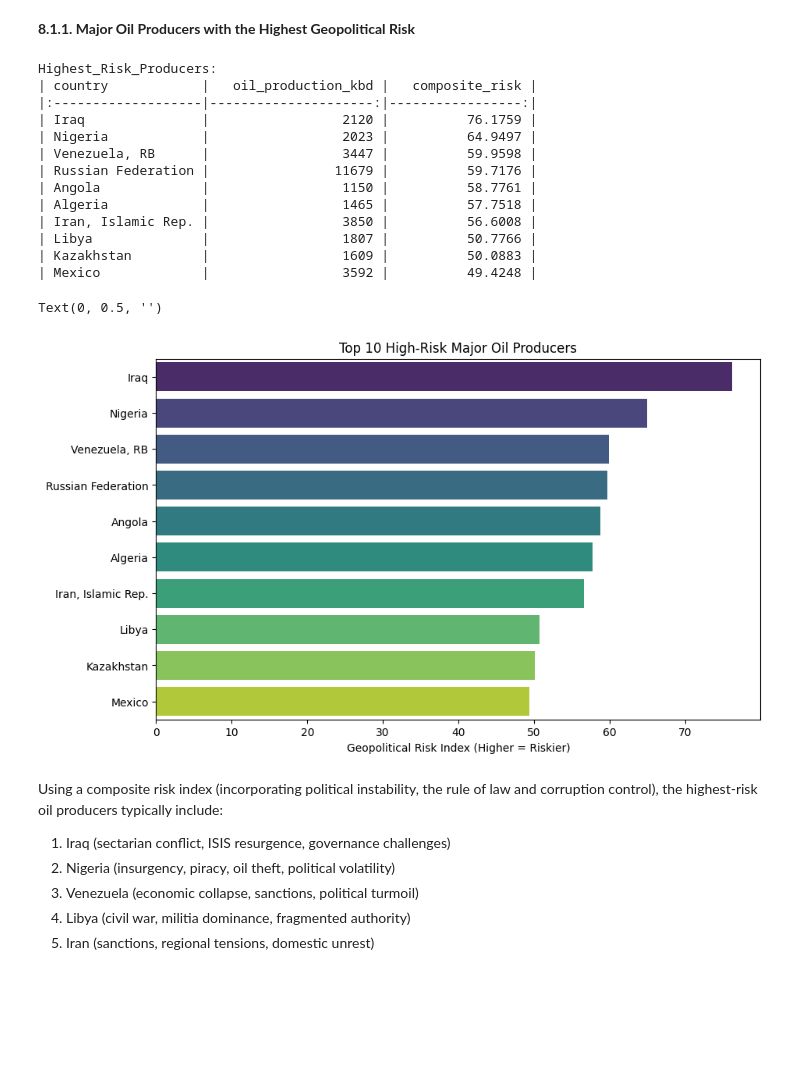
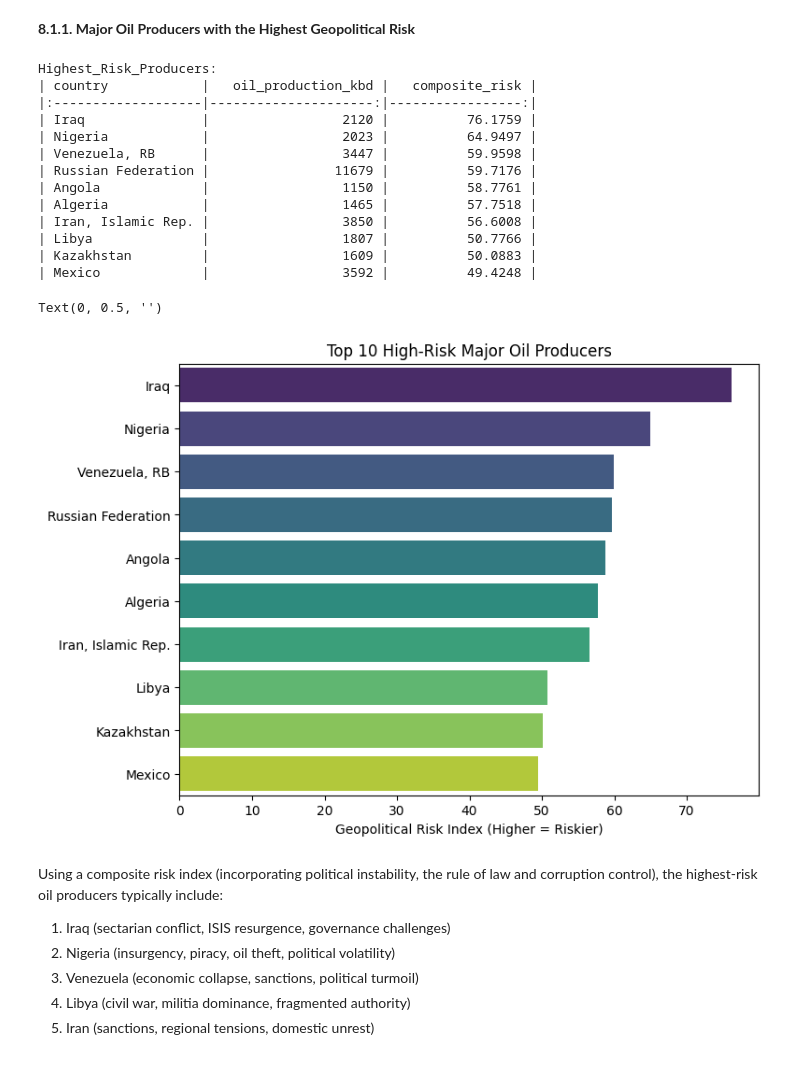
Before and after one commit to EMuritu/Geopolitical_Risk_Index, a Jupyter notebook: Geopolitical_Risk_Index.ipynb, the cells around one changed output. Cells and saved outputs as stored; diff of their text form; code cells hidden in the pictures; blank space fills up the shorter version.

```diff
--- a/Geopolitical_Risk_Index.ipynb
+++ b/Geopolitical_Risk_Index.ipynb
@@ -670,35 +670,35 @@ unique_countries = merged.drop_duplicates('country', keep='last')
 
 # Top 20 producers
 top_producers = unique_countries.sort_values('oil_production_kbd', ascending=False).head(20)
 
 # Highest risk Producers
 high_risk_producers = top_producers.sort_values('composite_risk', ascending=False)[['country', 'oil_production_kbd', 'composite_risk']]
 
 print("Highest_Risk_Producers:")
 print(high_risk_producers.head(10).to_markdown(index=False))
 
 # Visualization
-plt.figure(figsize=(10,6))
+plt.figure(figsize=(8,6))
 sns.barplot(x='composite_risk',y='country', data=high_risk_producers.head(10), palette='viridis', hue='country', legend=False)
 plt.title('Top 10 High-Risk Major Oil Producers')
 plt.xlabel('Geopolitical Risk Index (Higher = Riskier)')
 plt.ylabel('')
 # %% [output]
 Highest_Risk_Producers:
 | country            |   oil_production_kbd |   composite_risk |
 |:-------------------|---------------------:|-----------------:|
 | Iraq               |                 2120 |          76.1759 |
 | Nigeria            |                 2023 |          64.9497 |
 | Venezuela, RB      |                 3447 |          59.9598 |
 | Russian Federation |                11679 |          59.7176 |
 | Angola             |                 1150 |          58.7761 |
 | Algeria            |                 1465 |          57.7518 |
 | Iran, Islamic Rep. |                 3850 |          56.6008 |
 | Libya              |                 1807 |          50.7766 |
 | Kazakhstan         |                 1609 |          50.0883 |
 | Mexico             |                 3592 |          49.4248 |
 Text(0, 0.5, '')
-[figure, old version]
+[figure, new version]
 # %% [markdown]
 Using a composite risk index (incorporating political instability, the rule of law and corruption control), the highest-risk oil producers typically include:
 1. Iraq (sectarian conflict, ISIS resurgence, governance challenges)
```
Also changed, not shown: parts of 3 cells of this notebook.
